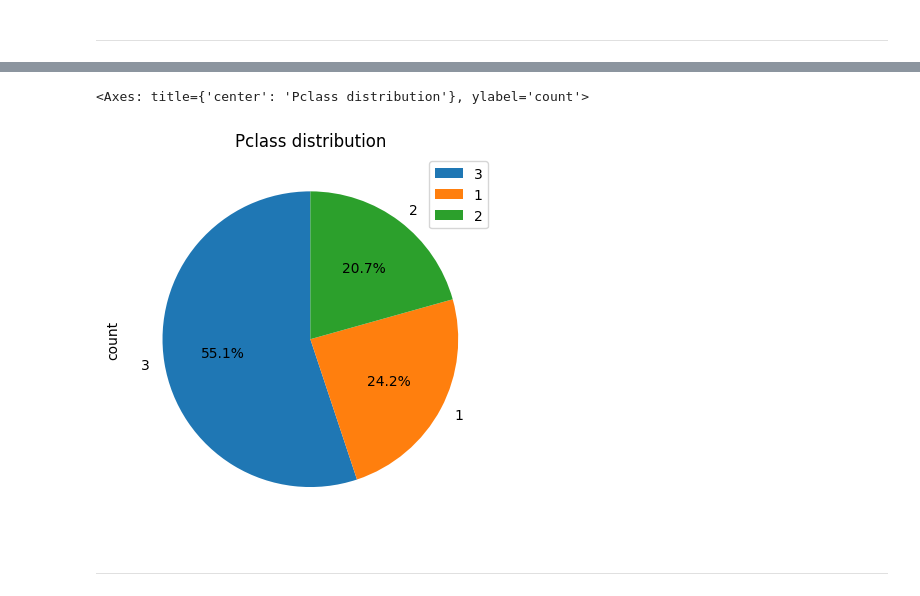
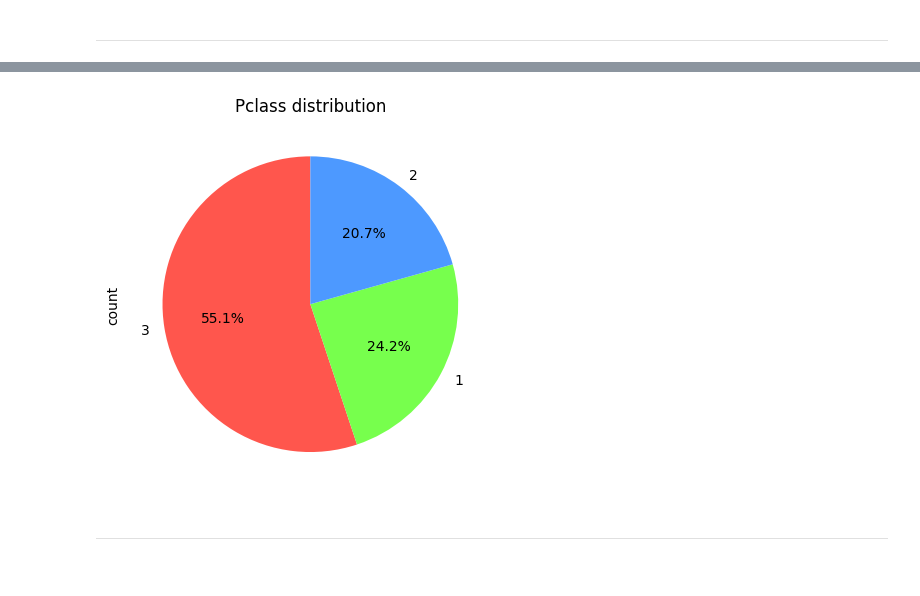
Before and after one commit to tothzs-gde/ml_template, a Jupyter notebook: notebooks/EDA.ipynb, the cells around one changed output, grey strips where cells are left out. Saved outputs shown, nothing was run; the diff lists cells and outputs as text; code cells hidden in the pictures.

```diff
--- a/notebooks/EDA.ipynb
+++ b/notebooks/EDA.ipynb
@@ -42,5 +104,10 @@ import matplotlib.pyplot as plt
 import numpy as np
 import pandas as pd
 import seaborn as sns
+# %%
+BLUE='#4D99FF'
+RED='#FF564D'
+GREEN='#77FF4D'
+GRAY='#919191'
 # %%
-df = pd.read_csv('data/titanic.csv', index_col='PassengerId')
+df = pd.read_csv('../data/titanic.csv', index_col='PassengerId')
@@ -211,8 +332,19 @@ df['Survived'].value_counts().plot(kind='pie', startangle=90, autopct='%1.1f%%',
 # %%
-df['Pclass'].value_counts().plot(kind='pie', startangle=90, autopct='%1.1f%%', legend=True, title='Pclass distribution')
+value_counts = df['Pclass'].value_counts()
+
+colors = [
+    RED if v == 3 else BLUE if v == 2 else GREEN for v in value_counts.index
+]
+value_counts.plot(
+    kind='pie',
+    startangle=90,
+    autopct='%1.1f%%',
+    title='Pclass distribution',
+    colors=colors,
+)
+plt.show()
 # %% [output]
-<Axes: title={'center': 'Pclass distribution'}, ylabel='count'>
-[figure, old version]
+[figure, new version]
 # %% [markdown]
 ---
 # %% [markdown]
```
Also changed, not shown: parts of 69 cells of this notebook.
